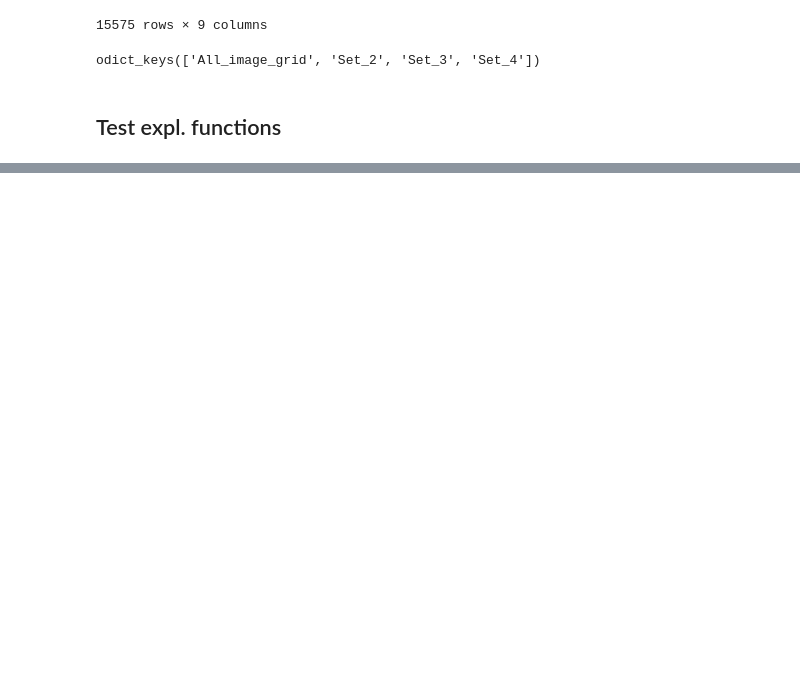
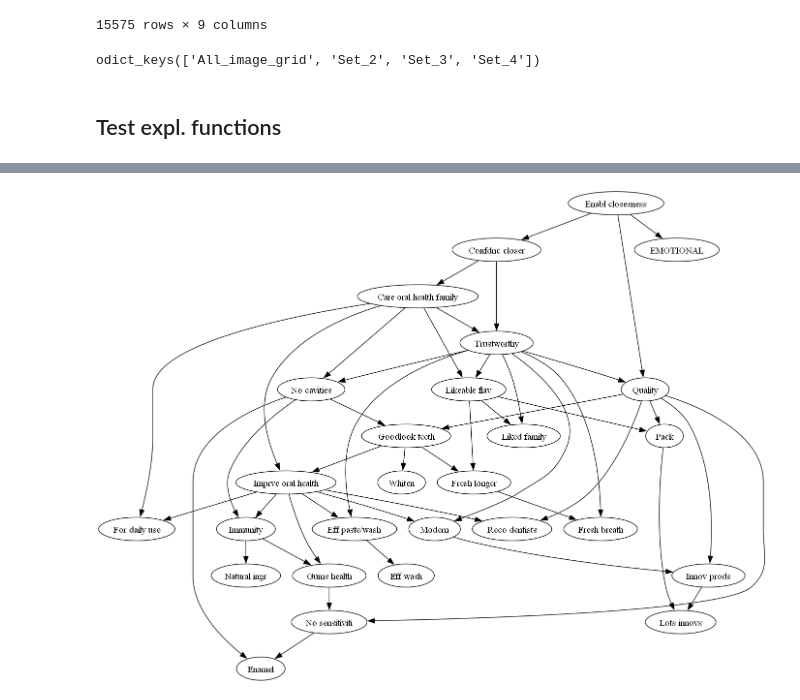
Before and after one commit to woskxmcnvb/BrandImageNetworks, a Jupyter notebook: module_tests.ipynb, the cells around one changed output, grey strips where cells are left out. Cells and saved outputs as stored; diff of their text form; code cells hidden in the pictures; blank space fills up the shorter version.

```diff
--- a/module_tests.ipynb
+++ b/module_tests.ipynb
@@ -42,3 +47,0 @@ First Order Drivers - Ok
-# %%
-expl = ExploratoryAnalysis()
-expl.ExploratoryReport('data/data.xlsx')
@@ -44,0 +63,11 @@ expl.ExploratoryReport('data/data.xlsx')
+# %%
+X = expl.clean_soe_data.mul(10).round()
+y = expl.clean_mdf_data['EMOTIONAL']
+# %%
+modelo = BSA.CalcBayesNetwork(X)
+# %%
+G = GraphManipulations(modelo)
+G.AddEdge(['Enabl closesness', 'EMOTIONAL'])
+G.Plot()
+# %% [output]
+[figure, added]
```
Also changed, not shown: parts of 20 cells of this notebook, 3 other files.
